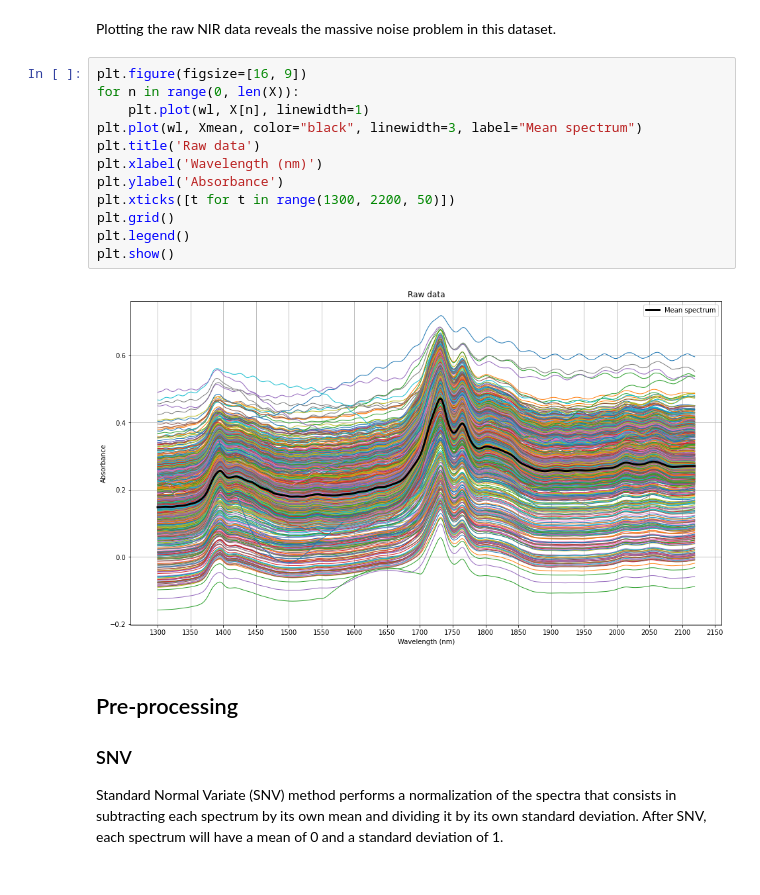
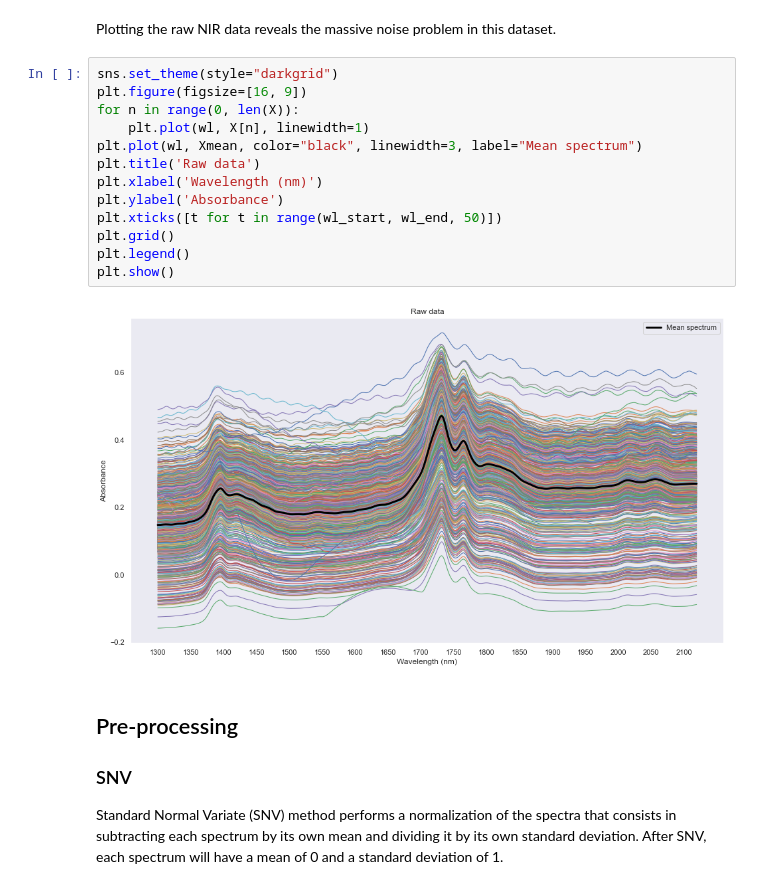
Before and after one commit to bitjungle/OpenData, a Jupyter notebook: bronir2/analysis.ipynb, the cells around one changed output. Saved outputs shown, nothing was run; the diff lists cells and outputs as text.

Commit message:
plotting updates

```diff
--- a/bronir2/analysis.ipynb
+++ b/bronir2/analysis.ipynb
@@ -52,19 +52,20 @@ wl = range(wl_start, wl_end)                 # NIR wavelength range
 # %% [markdown]
 Plotting the raw NIR data reveals the massive noise problem in this dataset.
 # %%
+sns.set_theme(style="darkgrid")
 plt.figure(figsize=[16, 9])
 for n in range(0, len(X)):
     plt.plot(wl, X[n], linewidth=1)
 plt.plot(wl, Xmean, color="black", linewidth=3, label="Mean spectrum")
 plt.title('Raw data')
 plt.xlabel('Wavelength (nm)')
 plt.ylabel('Absorbance')
-plt.xticks([t for t in range(1300, 2200, 50)])
+plt.xticks([t for t in range(wl_start, wl_end, 50)])
 plt.grid()
 plt.legend()
 plt.show()
 # %% [output]
-[figure, old version]
+[figure, new version]
 # %% [markdown]
 ## Pre-processing
 ### SNV
```
Also changed, not shown: parts of 6 cells of this notebook.
